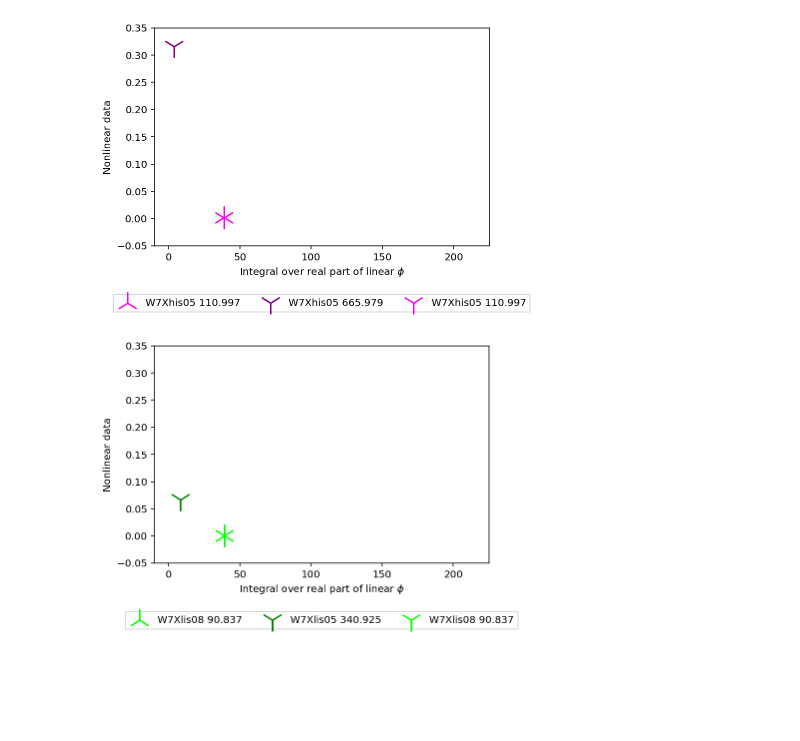
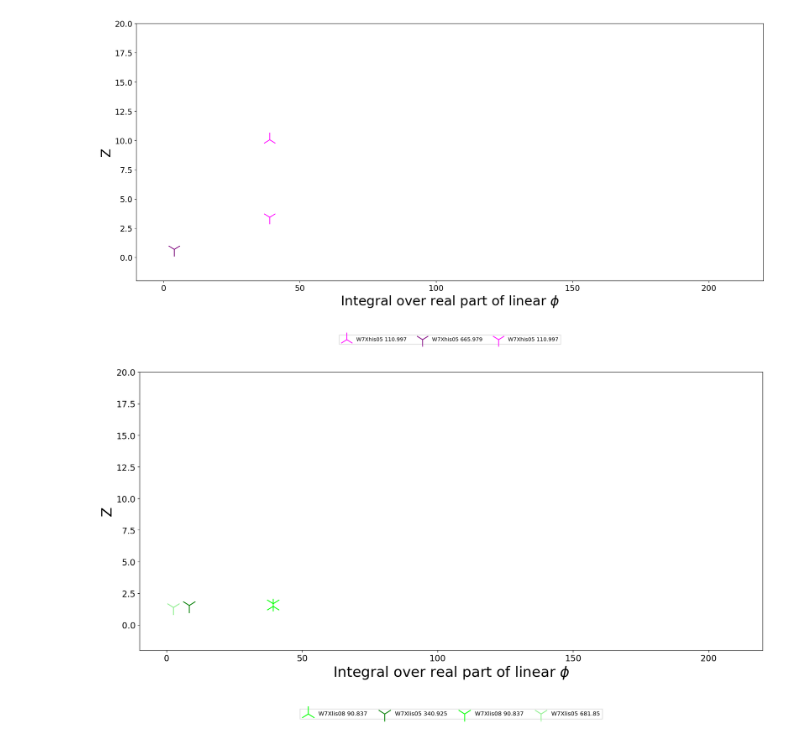
Before and after one commit to cardanmomo/sterren, a Jupyter notebook: Emmasnotebooks/Comparing_linear_and_nonlinear/Z/real_integral_and_nonlinearZ.ipynb, the cells around one changed output. Cells and saved outputs as stored; diff of their text form; code cells hidden in the pictures; blank space fills up the shorter version.

```diff
--- a/Emmasnotebooks/Comparing_linear_and_nonlinear/Z/real_integral_and_nonlinearZ.ipynb
+++ b/Emmasnotebooks/Comparing_linear_and_nonlinear/Z/real_integral_and_nonlinearZ.ipynb
@@ -13,2 +9,9 @@ linear_real = [integ22,integ152,integ152,integ222,integ62,integ262,integ262,inte
+# %%
+import pandas as pd
+datanonlinear = pd.read_csv (r'C:\Users\s162605\Documents\Studie\JAAR3\BEP\Data\wendelstein_version3.csv')
+nonlinT = pd.DataFrame(datanonlinear, columns= ['Turbulence'])
+nonlinZ = pd.DataFrame(datanonlinear, columns= ['Zonal Flow'])
+
+linear_real = [integ22,integ152,integ152,integ402,integ402,integ402,integ222,integ62,integ412,integ262,integ262,integ422,integ292,integ82,integ82,integ82,integ92,integ92,integ322,integ322,integ322,integ132,integ132,integ332,integ132,integ362,integ362,integ352,integ142]
 # %%
 import matplotlib.markers
@@ -55,42 +63,39 @@ plt.show()
 # %%
 import matplotlib.markers
-plt.scatter(linear_real[2],nonlinearZ[2], color='magenta',label='W7Xhis05 110.997', marker='2',s=500, cmap=None, alpha=1, linewidths=5, edgecolors=None)
-plt.scatter(linear_real[0],nonlinearZ[0],color='purple',label='W7Xhis05 665.979', marker='1',s=500, cmap=None, alpha=1, linewidths=5, edgecolors=None)
-plt.scatter(linear_real[1],nonlinearZ[1],color='magenta',label='W7Xhis05 110.997', marker='1',s=500, cmap=None, alpha=1, linewidths=5, edgecolors=None)
+plt.scatter(linear_real[2],nonlinZ.values[2], color='magenta',label='W7Xhis05 110.997', marker='2',s=700, cmap=None, alpha=1, linewidths=5, edgecolors=None)
+plt.scatter(linear_real[0],nonlinZ.values[0],color='purple',label='W7Xhis05 665.979', marker='1',s=700, cmap=None, alpha=1, linewidths=5, edgecolors=None)
+plt.scatter(linear_real[1],nonlinZ.values[1],color='magenta',label='W7Xhis05 110.997', marker='1',s=700, cmap=None, alpha=1, linewidths=5, edgecolors=None)
 
 #plt.title('Nonlinear xx plotted against $\tau_{ZF}$', fontsize=30)
-plt.xlabel('Integral over real part of linear $\phi$',fontsize=10)
-#plt.yticks(fontsize=18)
-plt.ylabel('Nonlinear data',fontsize=10)
-plt.legend(loc='upper center', bbox_to_anchor=(0.5, -0.2),fancybox=False, shadow=False, ncol=6)
-plt.tight_layout
-#rect=[0, 0, 4, 3]
-plt.ylim([-0.05,0.35])
-plt.xlim([-10,225])
+plt.xlabel('Integral over real part of linear $\phi$',fontsize=25)
+plt.yticks(fontsize=15)
+plt.xticks(fontsize=15)
+plt.ylabel('Z',fontsize=25)
+plt.legend(loc='upper center', bbox_to_anchor=(0.5, -0.2),fancybox=False, shadow=False, ncol=5)
+plt.tight_layout(rect=[0, 0, 3, 2])
+plt.ylim([-2,20])
+plt.xlim([-10,220])
 plt.show()
 #plt.savefig('C:/Users/s162605/Documents/Studie/JAAR3/BEP/figures/tau_ZF_comparison.pdf', format='pdf', dpi=1200)
-
-#eenheden checken!
 # %% [output]
-[figure, old version]
+[figure, new version]
 # %%
 import matplotlib.markers
-plt.scatter(linear_real[6],nonlinearZ[6], color='lime',label='W7Xlis08 90.837', marker='2',s=500, cmap=None, alpha=1, linewidths=5, edgecolors=None)
-plt.scatter(linear_real[4],nonlinearZ[4],color='green',label='W7Xlis05 340.925', marker='1',s=500, cmap=None, alpha=1, linewidths=5, edgecolors=None)
-plt.scatter(linear_real[5],nonlinearZ[5],color='lime',label='W7Xlis08 90.837', marker='1',s=500, cmap=None, alpha=1, linewidths=5, edgecolors=None)
+plt.scatter(linear_real[10],nonlinZ.values[10], color='lime',label='W7Xlis08 90.837', marker='2',s=700, cmap=None, alpha=1, linewidths=5, edgecolors=None)
+plt.scatter(linear_real[7],nonlinZ.values[7],color='green',label='W7Xlis05 340.925', marker='1',s=700, cmap=None, alpha=1, linewidths=5, edgecolors=None)
+plt.scatter(linear_real[9],nonlinZ.values[9],color='lime',label='W7Xlis08 90.837', marker='1',s=700, cmap=None, alpha=1, linewidths=5, edgecolors=None)
+plt.scatter(linear_real[8],nonlinZ.values[8],color='lightgreen',label='W7Xlis05 681.85', marker='1',s=700, cmap=None, alpha=1, linewidths=5, edgecolors=None)
 
 #plt.title('Nonlinear xx plotted against $\tau_{ZF}$', fontsize=30)
-plt.xlabel('Integral over real part of linear $\phi$',fontsize=10)
-#plt.yticks(fontsize=18)
-plt.ylabel('Nonlinear data',fontsize=10)
-plt.legend(loc='upper center', bbox_to_anchor=(0.5, -0.2),fancybox=False, shadow=False, ncol=6)
-plt.tight_layout
-#rect=[0, 0, 4, 3]
-plt.ylim([-0.05,0.35])
-plt.xlim([-10,225])
+plt.xlabel('Integral over real part of linear $\phi$',fontsize=25)
+plt.yticks(fontsize=15)
+plt.xticks(fontsize=15)
+plt.ylabel('Z',fontsize=25)
+plt.legend(loc='upper center', bbox_to_anchor=(0.5, -0.2),fancybox=False, shadow=False, ncol=5)
+plt.tight_layout(rect=[0, 0, 3, 2])
+plt.ylim([-2,20])
+plt.xlim([-10,220])
 plt.show()
 #plt.savefig('C:/Users/s162605/Documents/Studie/JAAR3/BEP/figures/tau_ZF_comparison.pdf', format='pdf', dpi=1200)
-
-#eenheden checken!
 # %% [output]
-[figure, old version]
+[figure, new version]
```
Also changed, not shown: parts of 7 cells of this notebook, 9 other files.
